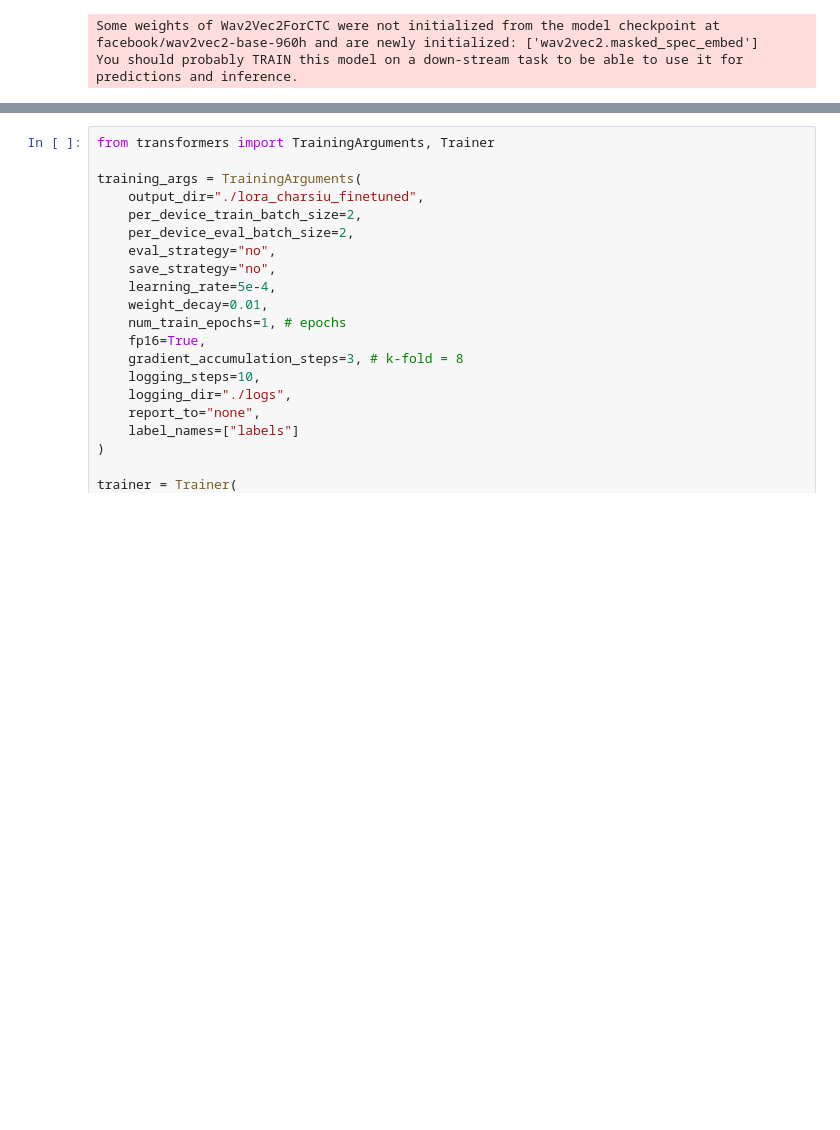
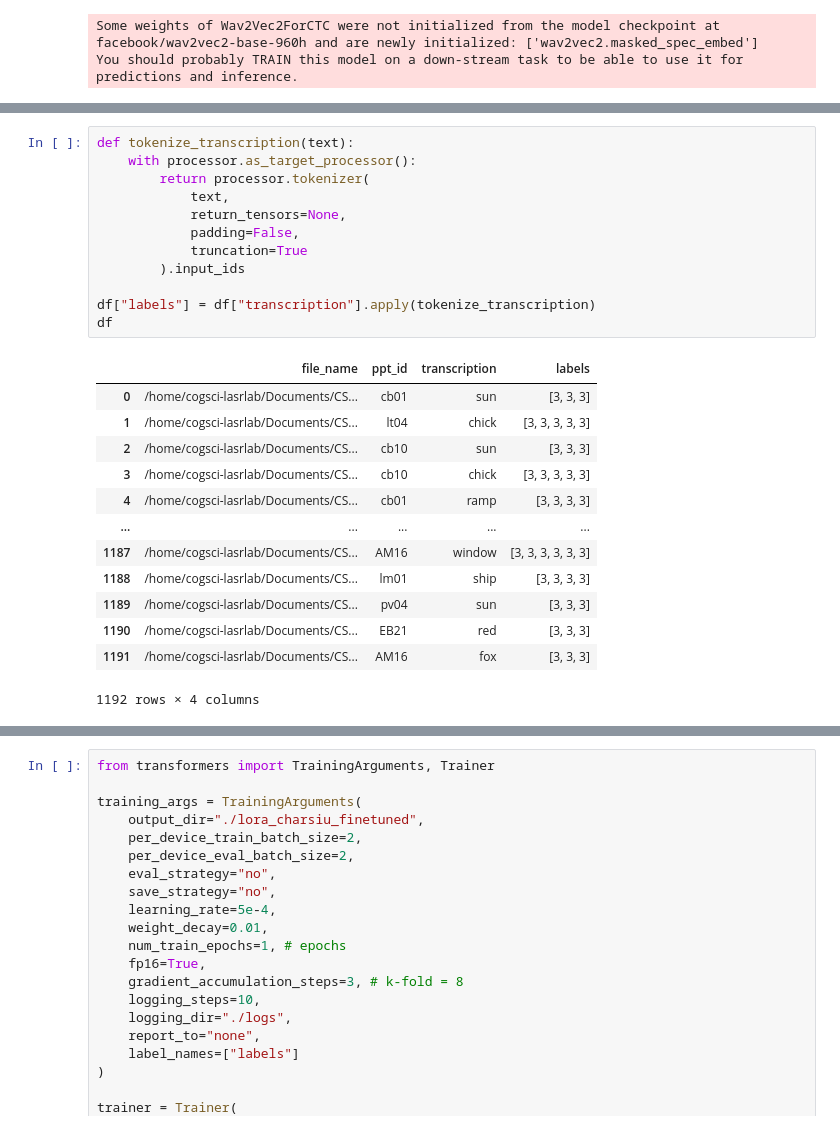
Before and after one commit to rdestaci/ASR_ChildSpeechAdapation, a Jupyter notebook: lora.ipynb, the cells around one changed output, grey strips where cells are left out. Saved outputs shown, nothing was run; the diff lists cells and outputs as text; blank space fills up the shorter version.

Commit message:
Add cells to show tokenizer issue

```diff
--- a/lora.ipynb
+++ b/lora.ipynb
@@ -172,2 +194,28 @@ processed_dataset = dataset.map(preprocess, remove_columns=["file_name", "ppt_id
+# %%
+def tokenize_transcription(text):
+    with processor.as_target_processor():
+        return processor.tokenizer(
+            text,
+            return_tensors=None,
+            padding=False,
+            truncation=True
+        ).input_ids
+
+df["labels"] = df["transcription"].apply(tokenize_transcription)
+df
+# %% [output]
+|  | file_name | ppt_id | transcription | labels |
+| 0 | /home/cogsci-lasrlab/Documents/CS... | cb01 | sun | [3, 3, 3] |
+| 1 | /home/cogsci-lasrlab/Documents/CS... | lt04 | chick | [3, 3, 3, 3, 3] |
+| 2 | /home/cogsci-lasrlab/Documents/CS... | cb10 | sun | [3, 3, 3] |
+| 3 | /home/cogsci-lasrlab/Documents/CS... | cb10 | chick | [3, 3, 3, 3, 3] |
+| 4 | /home/cogsci-lasrlab/Documents/CS... | cb01 | ramp | [3, 3, 3, 3] |
+| ... | ... | ... | ... | ... |
+| 1187 | /home/cogsci-lasrlab/Documents/CS... | AM16 | window | [3, 3, 3, 3, 3, 3] |
+| 1188 | /home/cogsci-lasrlab/Documents/CS... | lm01 | ship | [3, 3, 3, 3] |
+| 1189 | /home/cogsci-lasrlab/Documents/CS... | pv04 | sun | [3, 3, 3] |
+| 1190 | /home/cogsci-lasrlab/Documents/CS... | EB21 | red | [3, 3, 3] |
+| 1191 | /home/cogsci-lasrlab/Documents/CS... | AM16 | fox | [3, 3, 3] |
+1192 rows × 4 columns
 # %%
 # from huggingface transformers
```
Also changed, not shown: parts of 9 cells of this notebook.
